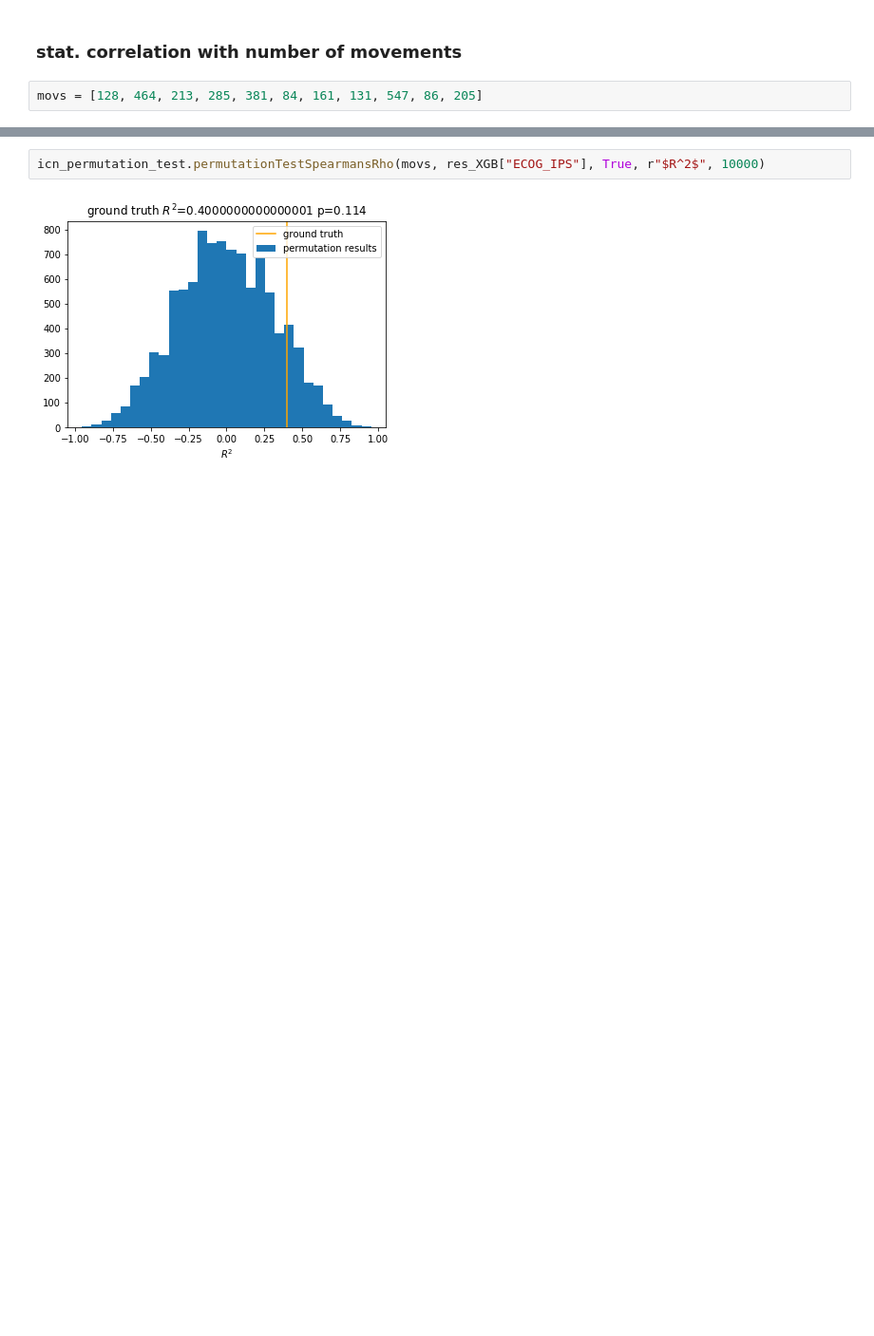
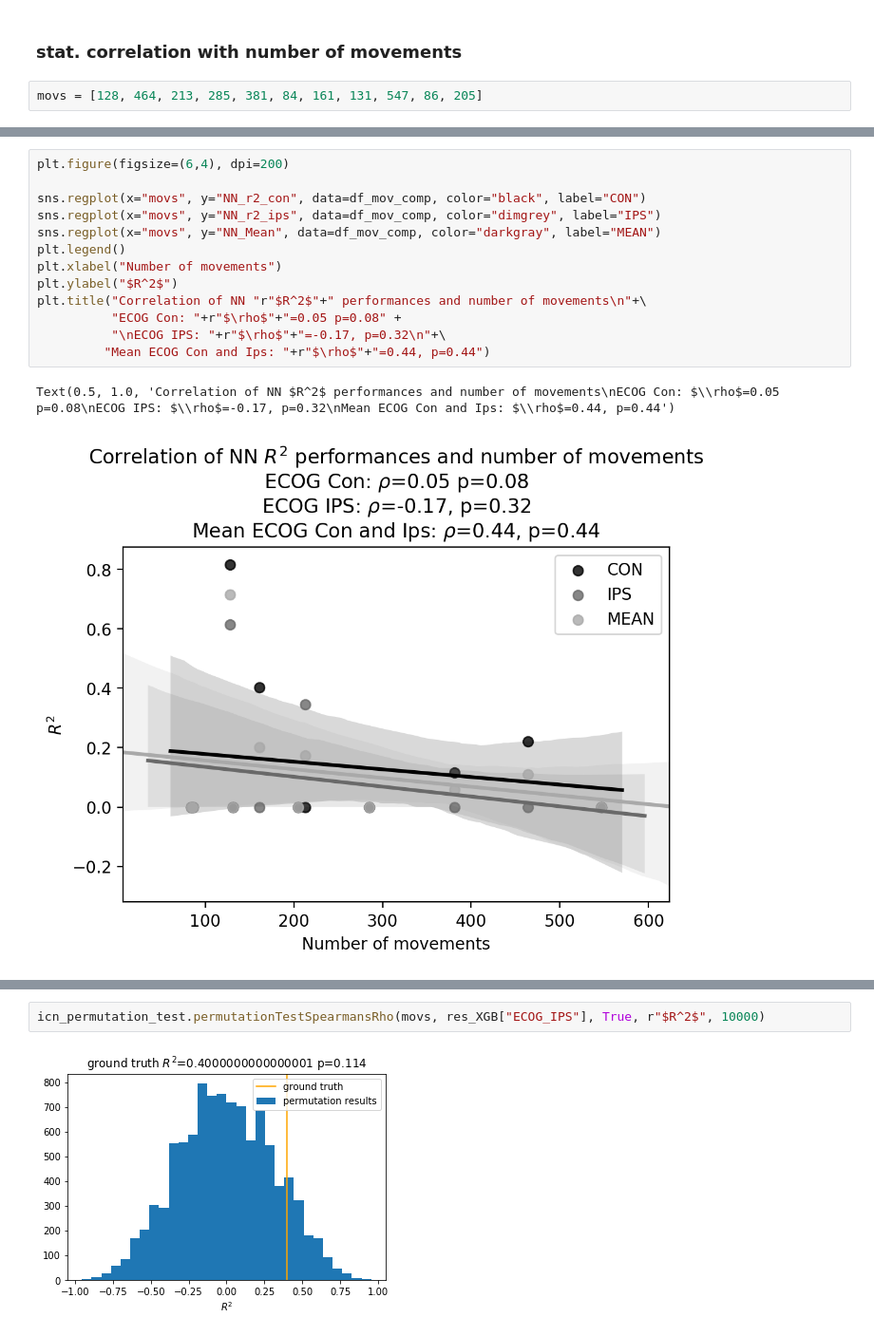
Before and after one commit to neuromodulation/icn, a Jupyter notebook: ECOG_vs_STN/Results_Analysis/stat_paper.ipynb, the cells around one changed output, grey strips where cells are left out. Shown at 95% size. Cells and saved outputs as stored; diff of their text form; blank space fills up the shorter version.

```diff
--- a/ECOG_vs_STN/Results_Analysis/stat_paper.ipynb
+++ b/ECOG_vs_STN/Results_Analysis/stat_paper.ipynb
@@ -636,0 +668,16 @@ movs = [128, 464, 213, 285, 381, 84, 161, 131, 547, 86, 205]
+# %%
+plt.figure(figsize=(6,4), dpi=200)
+
+sns.regplot(x="movs", y="NN_r2_con", data=df_mov_comp, color="black", label="CON")
+sns.regplot(x="movs", y="NN_r2_ips", data=df_mov_comp, color="dimgrey", label="IPS")
+sns.regplot(x="movs", y="NN_Mean", data=df_mov_comp, color="darkgray", label="MEAN")
+plt.legend()
+plt.xlabel("Number of movements")
+plt.ylabel("$R^2$")
+plt.title("Correlation of NN "r"$R^2$"+" performances and number of movements\n"+\
+          "ECOG Con: "+r"$\rho$"+"=0.05 p=0.08" +
+          "\nECOG IPS: "+r"$\rho$"+"=-0.17, p=0.32\n"+\
+         "Mean ECOG Con and Ips: "+r"$\rho$"+"=0.44, p=0.44")
+# %% [output]
+Text(0.5, 1.0, 'Correlation of NN $R^2$ performances and number of movements\nECOG Con: $\\rho$=0.05 p=0.08\nECOG IPS: $\\rho$=-0.17, p=0.32\nMean ECOG Con and Ips: $\\rho$=0.44, p=0.44')
+[figure, added]
```
Also changed, not shown: parts of 25 cells of this notebook, 7 other files.
